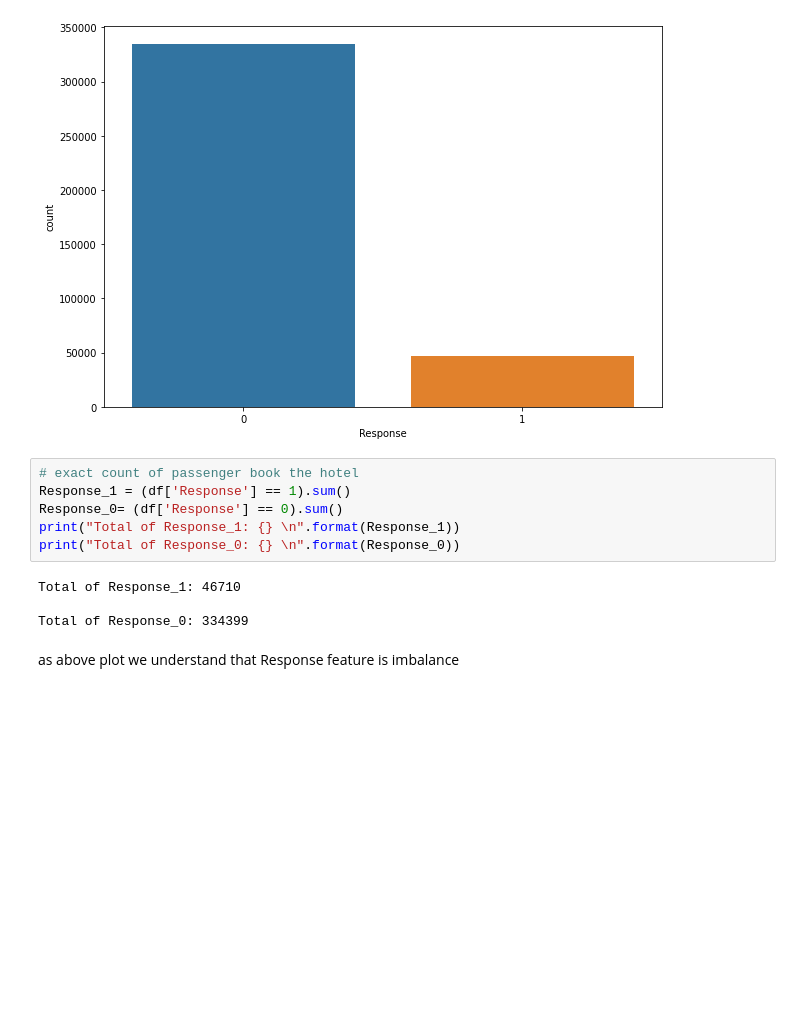
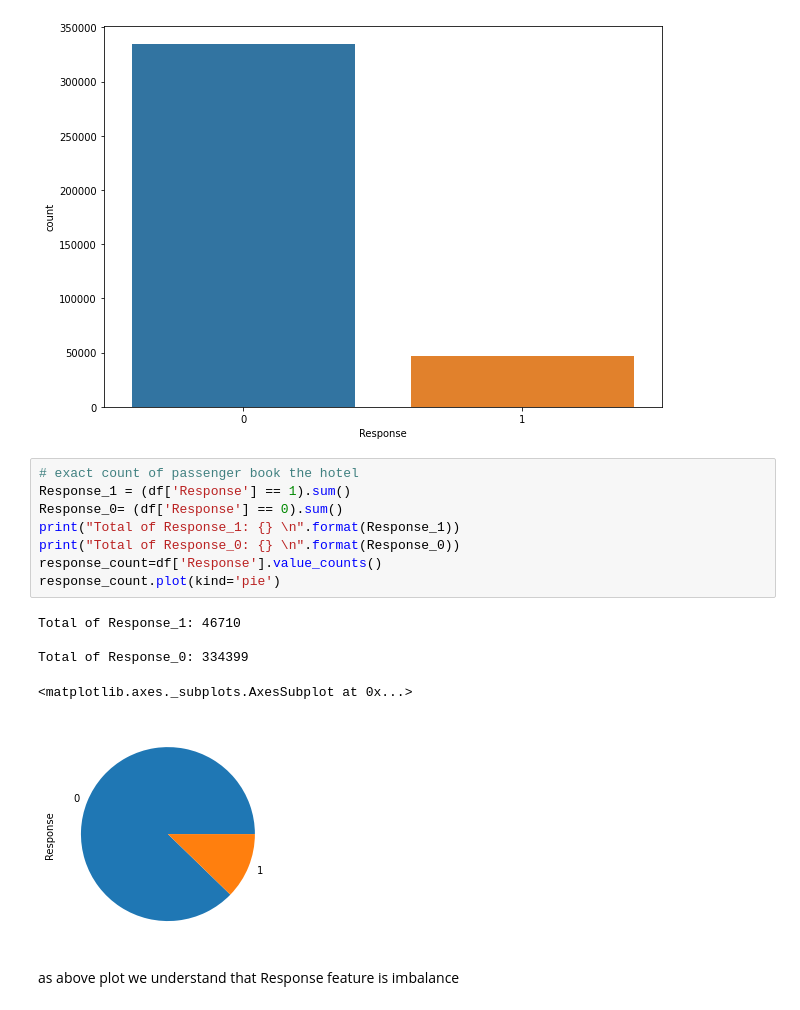
Before and after one commit to AjaharDaroga/Health_Insurance_Cross_Sell_Prediction, a Jupyter notebook: HEALTH_INSURANCE_CROSS_SELL_PREDICTION.ipynb, the cells around one changed output. Cells and saved outputs as stored; diff of their text form; blank space fills up the shorter version.

```diff
--- a/HEALTH_INSURANCE_CROSS_SELL_PREDICTION.ipynb
+++ b/HEALTH_INSURANCE_CROSS_SELL_PREDICTION.ipynb
@@ -206,13 +204,17 @@ feature_understand_plot("Response")
 # %%
 # exact count of passenger book the hotel
 Response_1 = (df['Response'] == 1).sum()
 Response_0= (df['Response'] == 0).sum()
 print("Total of Response_1: {} \n".format(Response_1))
 print("Total of Response_0: {} \n".format(Response_0))
+response_count=df['Response'].value_counts()
+response_count.plot(kind='pie')
 # %% [output]
 Total of Response_1: 46710
 
 Total of Response_0: 334399
+<matplotlib.axes._subplots.AxesSubplot at 0x...>
+[figure, added]
 # %% [markdown]
 as above plot we understand that Response feature is imbalance
 # %% [markdown]
```
Also changed, not shown: parts of 38 cells of this notebook.
